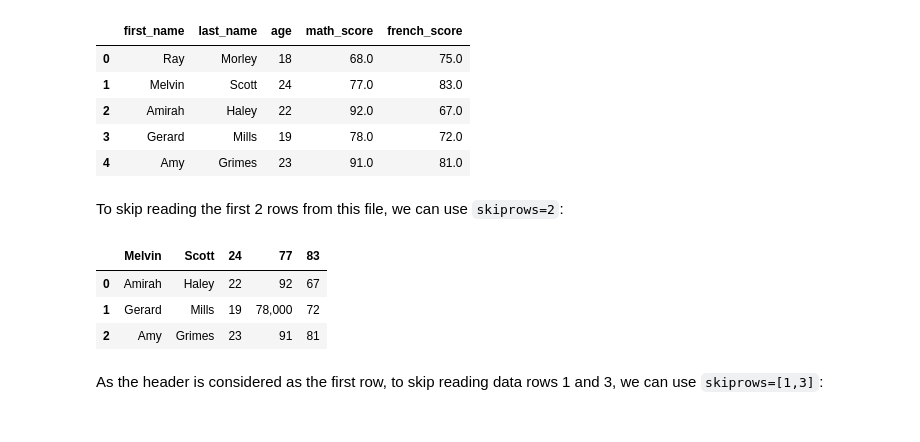
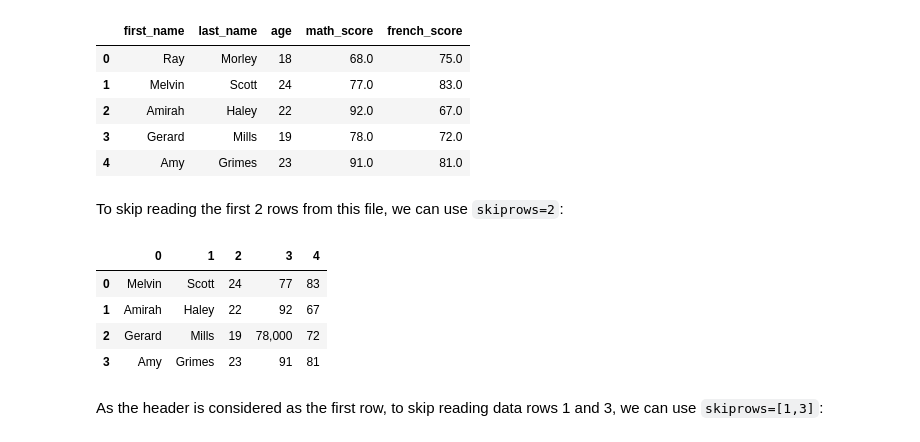
Before and after one commit to daulabas/DataAnalytics-Dauka, a Jupyter notebook: unit-1-reading-data-with-python-and-pandas/lesson-1-reading-csv-and-txt-files/files/Lecture.ipynb, the cells around one changed output. Drawn from its saved outputs; the diff is of its cells as text; code cells hidden in the pictures.

```diff
--- a/unit-1-reading-data-with-python-and-pandas/lesson-1-reading-csv-and-txt-files/files/Lecture.ipynb
+++ b/unit-1-reading-data-with-python-and-pandas/lesson-1-reading-csv-and-txt-files/files/Lecture.ipynb
@@ -524,12 +527,14 @@ To skip reading the first 2 rows from this file, we can use `skiprows=2`:
 # %%
 pd.read_csv('exam_review.csv',
             sep='>',
-            skiprows=2)
+            skiprows=2,
+            header = None)
 # %% [output]
-|  | Melvin | Scott | 24 | 77 | 83 |
-| 0 | Amirah | Haley | 22 | 92 | 67 |
-| 1 | Gerard | Mills | 19 | 78,000 | 72 |
-| 2 | Amy | Grimes | 23 | 91 | 81 |
+|  | 0 | 1 | 2 | 3 | 4 |
+| 0 | Melvin | Scott | 24 | 77 | 83 |
+| 1 | Amirah | Haley | 22 | 92 | 67 |
+| 2 | Gerard | Mills | 19 | 78,000 | 72 |
+| 3 | Amy | Grimes | 23 | 91 | 81 |
 # %% [markdown]
 As the header is considered as the first row, to skip reading data rows 1 and 3, we can use `skiprows=[1,3]`:
 # %%
```
Also changed, not shown: parts of 21 cells of this notebook.
